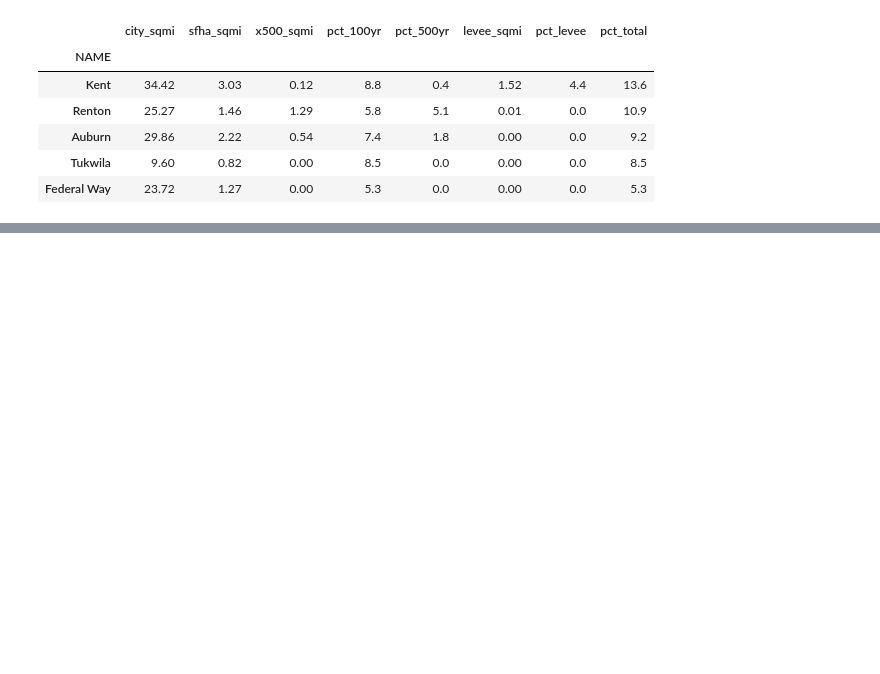
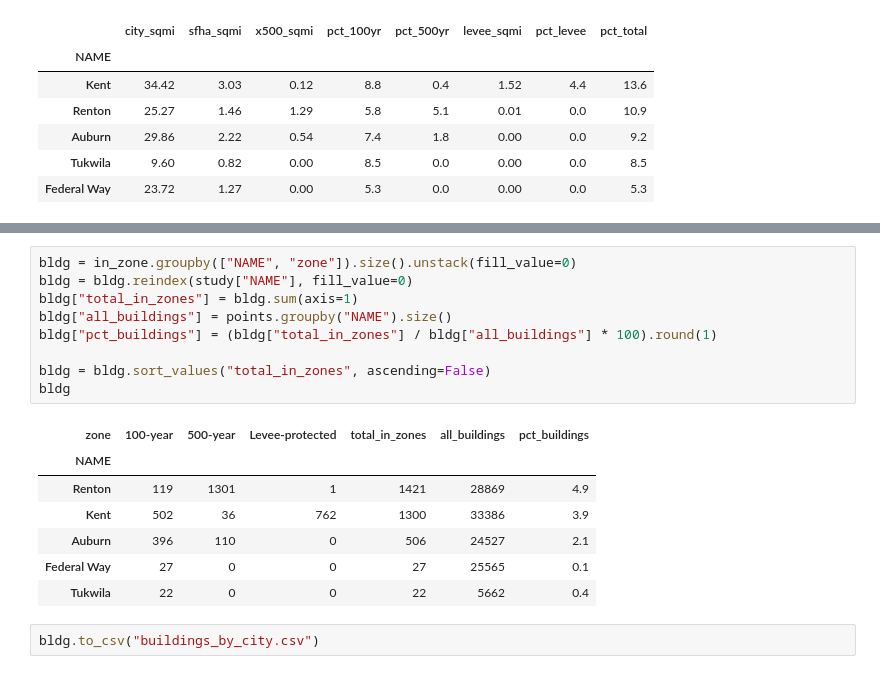
Before and after one commit to shaerlimtiaco/south-king-flood-risk, a Jupyter notebook: flood_risk.ipynb, the cells around one changed output, grey strips where cells are left out. Saved outputs shown, nothing was run; the diff lists cells and outputs as text; blank space fills up the shorter version.

```diff
--- a/flood_risk.ipynb
+++ b/flood_risk.ipynb
@@ -271,0 +311,19 @@ results
+# %%
+bldg = in_zone.groupby(["NAME", "zone"]).size().unstack(fill_value=0)
+bldg = bldg.reindex(study["NAME"], fill_value=0)
+bldg["total_in_zones"] = bldg.sum(axis=1)
+bldg["all_buildings"] = points.groupby("NAME").size()
+bldg["pct_buildings"] = (bldg["total_in_zones"] / bldg["all_buildings"] * 100).round(1)
+
+bldg = bldg.sort_values("total_in_zones", ascending=False)
+bldg
+# %% [output]
+| zone | 100-year | 500-year | Levee-protected | total_in_zones | all_buildings | pct_buildings |
+| NAME |  |  |  |  |  |  |
+| Renton | 119 | 1301 | 1 | 1421 | 28869 | 4.9 |
+| Kent | 502 | 36 | 762 | 1300 | 33386 | 3.9 |
+| Auburn | 396 | 110 | 0 | 506 | 24527 | 2.1 |
+| Federal Way | 27 | 0 | 0 | 27 | 25565 | 0.1 |
+| Tukwila | 22 | 0 | 0 | 22 | 5662 | 0.4 |
+# %%
+bldg.to_csv("buildings_by_city.csv")
```
Also changed, not shown: parts of 4 cells of this notebook, 4 other files.
